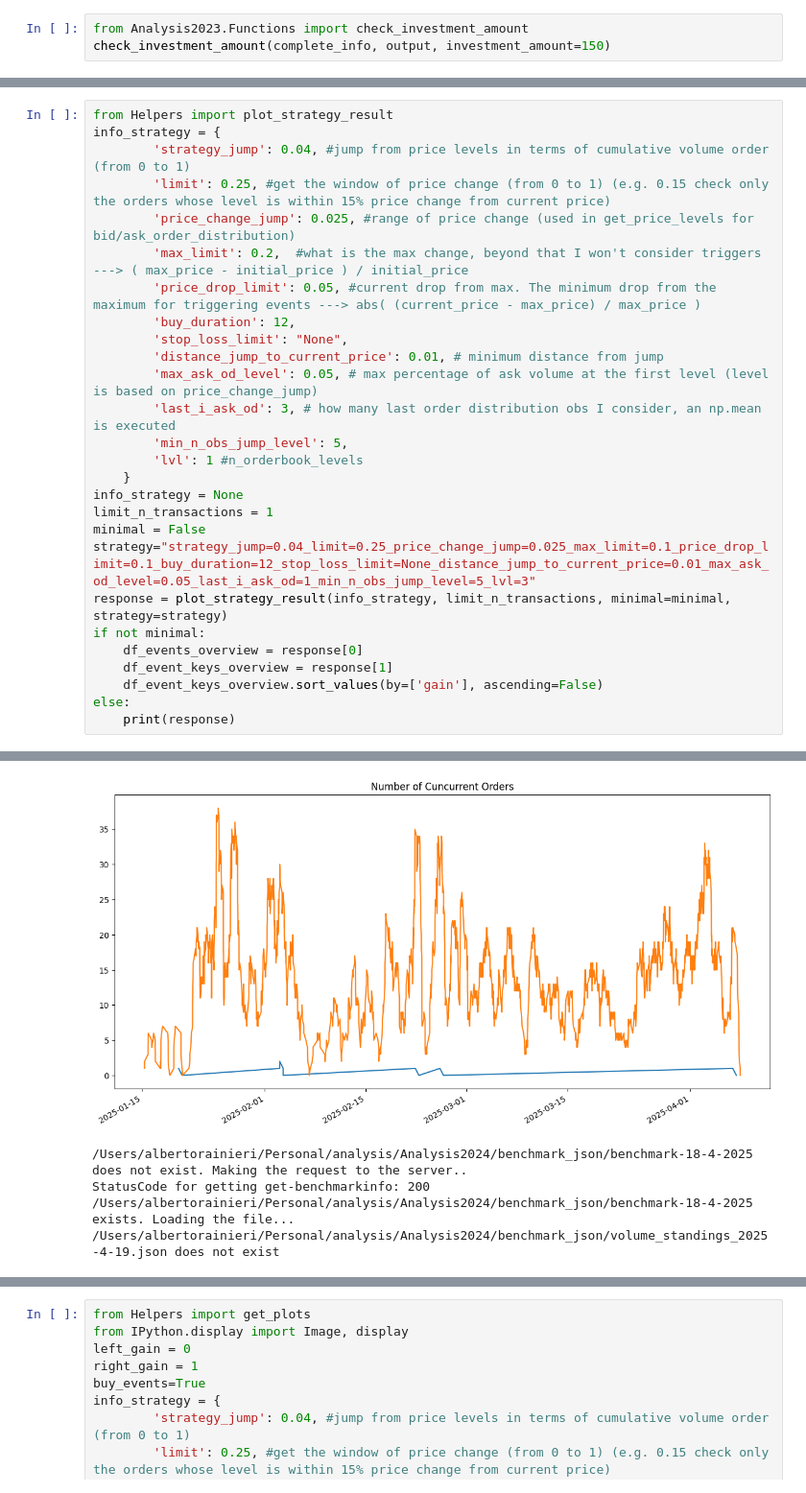
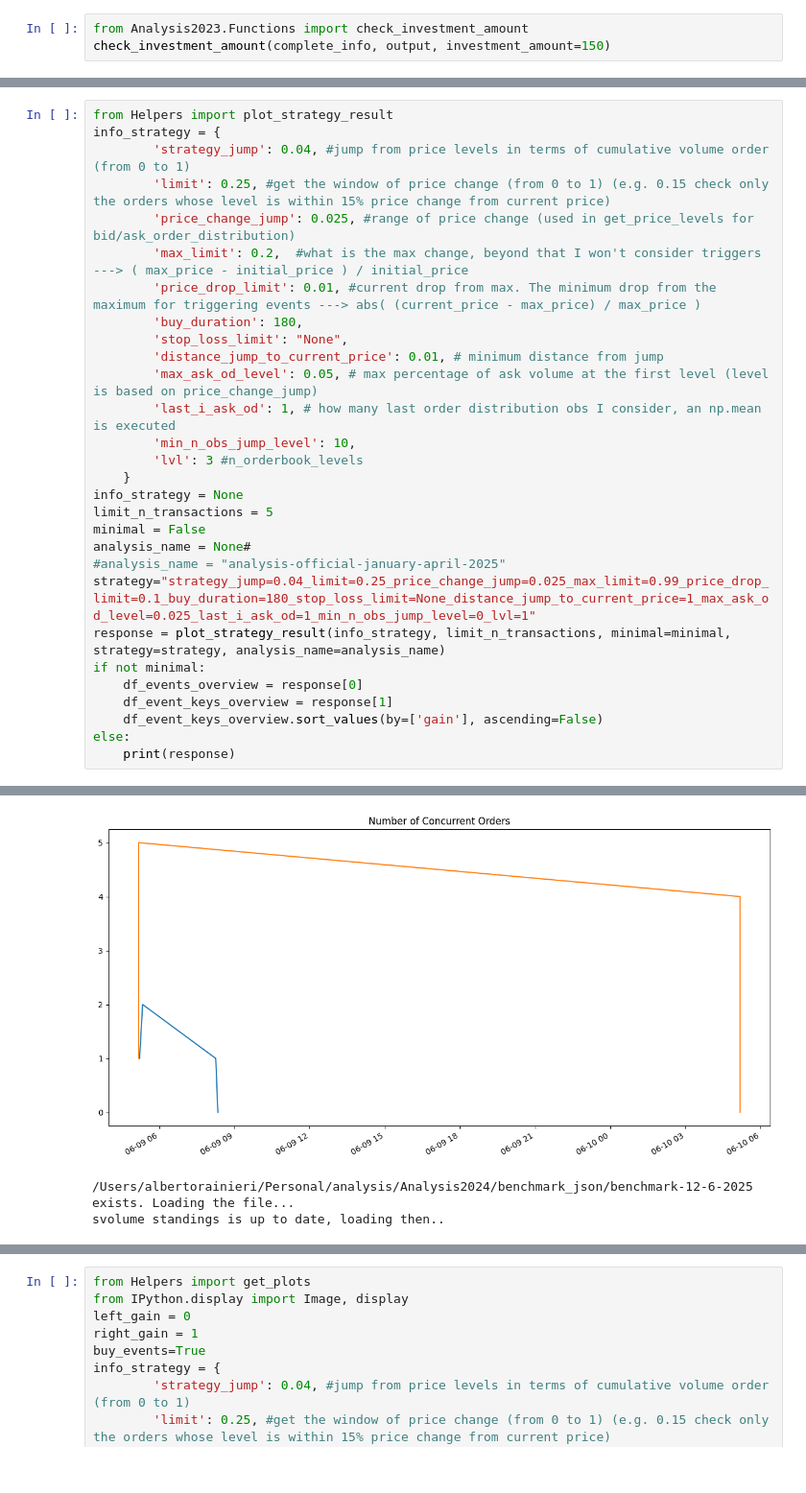
Before and after one commit to albertoRainieri/Crypto_Trading_System, a Jupyter notebook: analysis/Analysis2024/Analysis_official.ipynb, the cells around one changed output, grey strips where cells are left out. Shown: that part at 96% size. Drawn from its saved outputs; the diff is of its cells as text.

Commit message:
Major Upgrade Analysis

```diff
--- a/analysis/Analysis2024/Analysis_official.ipynb
+++ b/analysis/Analysis2024/Analysis_official.ipynb
@@ -150,20 +149,22 @@ info_strategy = {
         'limit': 0.25, #get the window of price change (from 0 to 1) (e.g. 0.15 check only the orders whose level is within 15% price change from current price)
         'price_change_jump': 0.025, #range of price change (used in get_price_levels for bid/ask_order_distribution)
         'max_limit': 0.2,  #what is the max change, beyond that I won't consider triggers ---> ( max_price - initial_price ) / initial_price
-        'price_drop_limit': 0.05, #current drop from max. The minimum drop from the maximum for triggering events ---> abs( (current_price - max_price) / max_price )
-        'buy_duration': 12,
+        'price_drop_limit': 0.01, #current drop from max. The minimum drop from the maximum for triggering events ---> abs( (current_price - max_price) / max_price )
+        'buy_duration': 180,
         'stop_loss_limit': "None",
         'distance_jump_to_current_price': 0.01, # minimum distance from jump
         'max_ask_od_level': 0.05, # max percentage of ask volume at the first level (level is based on price_change_jump)
-        'last_i_ask_od': 3, # how many last order distribution obs I consider, an np.mean is executed
-        'min_n_obs_jump_level': 5,
-        'lvl': 1 #n_orderbook_levels
+        'last_i_ask_od': 1, # how many last order distribution obs I consider, an np.mean is executed
+        'min_n_obs_jump_level': 10,
+        'lvl': 3 #n_orderbook_levels
     }
 info_strategy = None
-limit_n_transactions = 1
+limit_n_transactions = 5
 minimal = False
-strategy="strategy_jump=0.04_limit=0.25_price_change_jump=0.025_max_limit=0.1_price_drop_limit=0.1_buy_duration=12_stop_loss_limit=None_distance_jump_to_current_price=0.01_max_ask_od_level=0.05_last_i_ask_od=1_min_n_obs_jump_level=5_lvl=3"
-response = plot_strategy_result(info_strategy, limit_n_transactions, minimal=minimal, strategy=strategy)
+analysis_name = None#
+#analysis_name = "analysis-official-january-april-2025"
+strategy="strategy_jump=0.04_limit=0.25_price_change_jump=0.025_max_limit=0.99_price_drop_limit=0.1_buy_duration=180_stop_loss_limit=None_distance_jump_to_current_price=1_max_ask_od_level=0.025_last_i_ask_od=1_min_n_obs_jump_level=0_lvl=1"
+response = plot_strategy_result(info_strategy, limit_n_transactions, minimal=minimal, strategy=strategy, analysis_name=analysis_name)
 if not minimal:
     df_events_overview = response[0]
     df_event_keys_overview = response[1]
@@ -177,5 +186,3 @@ Number Total Events: pre deletion: 1101, post deletion: 1098.
-[figure, old version]
+[figure, new version]
-/Users/albertorainieri/Personal/analysis/Analysis2024/benchmark_json/benchmark-18-4-2025 does not exist. Making the request to the server..
-StatusCode for getting get-benchmarkinfo: 200
-/Users/albertorainieri/Personal/analysis/Analysis2024/benchmark_json/benchmark-18-4-2025 exists. Loading the file...
-/Users/albertorainieri/Personal/analysis/Analysis2024/benchmark_json/volume_standings_2025-4-19.json does not exist
+/Users/albertorainieri/Personal/analysis/Analysis2024/benchmark_json/benchmark-12-6-2025 exists. Loading the file...
+svolume standings is up to date, loading then..
```
Also changed, not shown: parts of 12 cells of this notebook, 1 other file.
